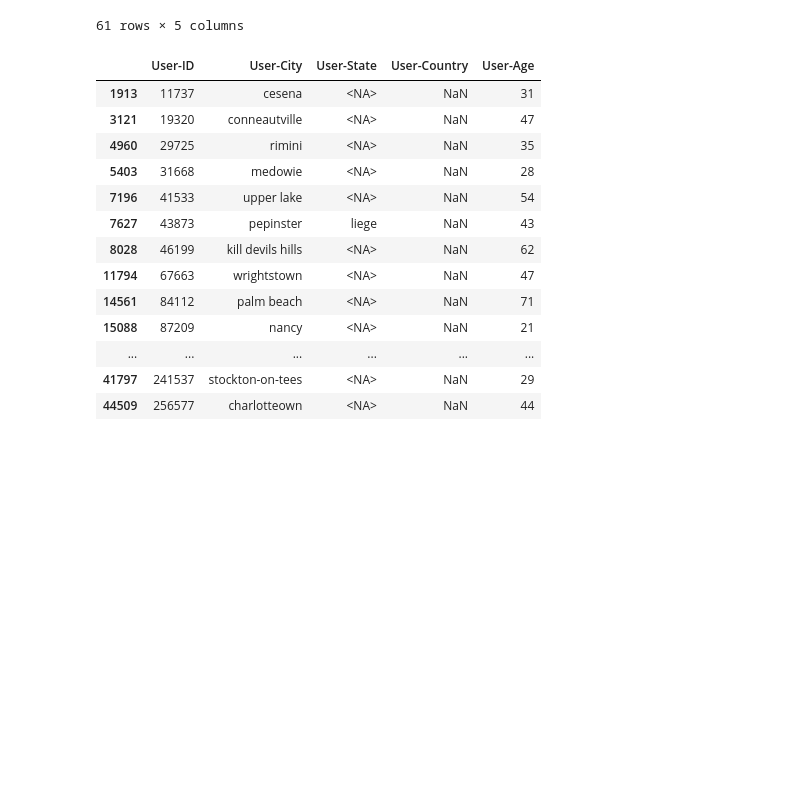
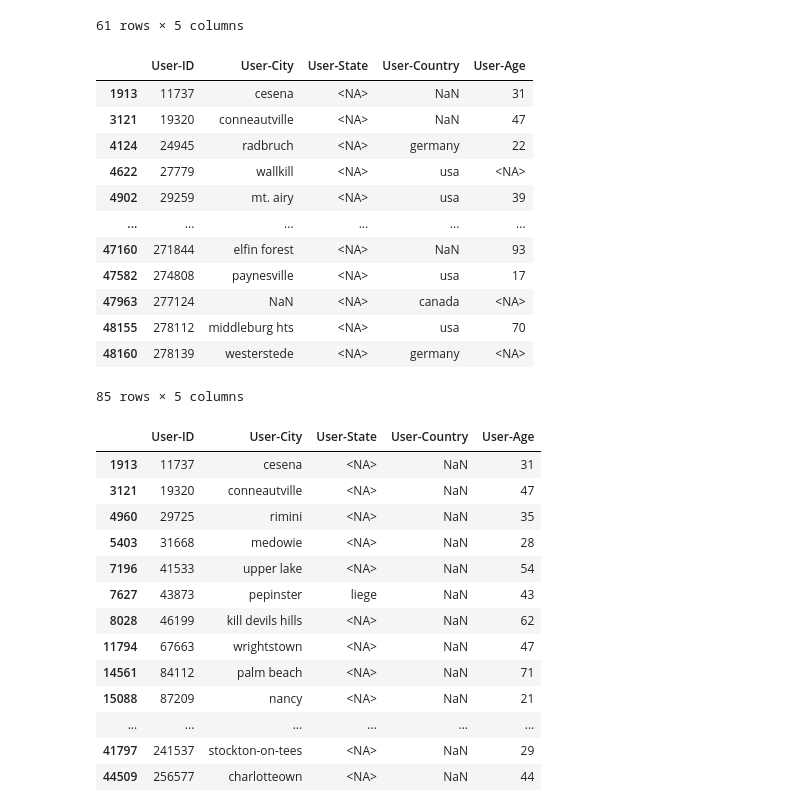
Before and after one commit to YubotKwng/Bookstore-management-Data-Processing, a Jupyter notebook: users_preprocess.ipynb, the cells around one changed output. Cells and saved outputs as stored; diff of their text form; code cells hidden in the pictures; blank space fills up the shorter version.

```diff
--- a/userfile_preprocess_draft.ipynb
+++ b/users_preprocess.ipynb
@@ -303,4 +304,23 @@ missing_city
 | 47048 | 271186 | NaN | new jersey | usa | <NA> |
 | 47963 | 277124 | NaN | <NA> | canada | <NA> |
 61 rows × 5 columns
+# %%
+# update missing state
+# observe the result if it has a pattern
+missing_state = users[users['User-State'].isnull()]
+missing_state
+# %% [output]
+|  | User-ID | User-City | User-State | User-Country | User-Age |
+| 1913 | 11737 | cesena | <NA> | NaN | 31 |
+| 3121 | 19320 | conneautville | <NA> | NaN | 47 |
+| 4124 | 24945 | radbruch | <NA> | germany | 22 |
+| 4622 | 27779 | wallkill | <NA> | usa | <NA> |
+| 4902 | 29259 | mt. airy | <NA> | usa | 39 |
+| ... | ... | ... | ... | ... | ... |
+| 47160 | 271844 | elfin forest | <NA> | NaN | 93 |
+| 47582 | 274808 | paynesville | <NA> | usa | 17 |
+| 47963 | 277124 | NaN | <NA> | canada | <NA> |
+| 48155 | 278112 | middleburg hts | <NA> | usa | 70 |
+| 48160 | 278139 | westerstede | <NA> | germany | <NA> |
+85 rows × 5 columns
 # %%
```
Also changed, not shown: parts of 30 cells of this notebook, 2 other files.
